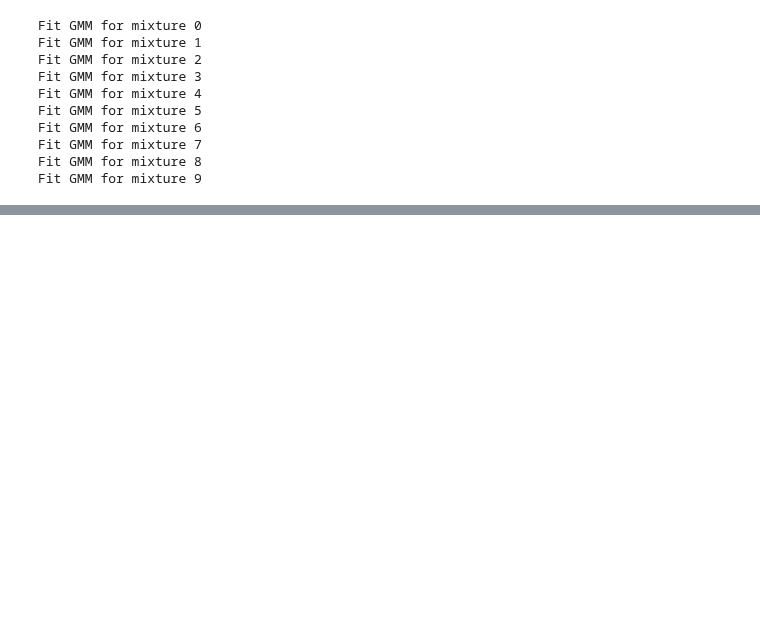
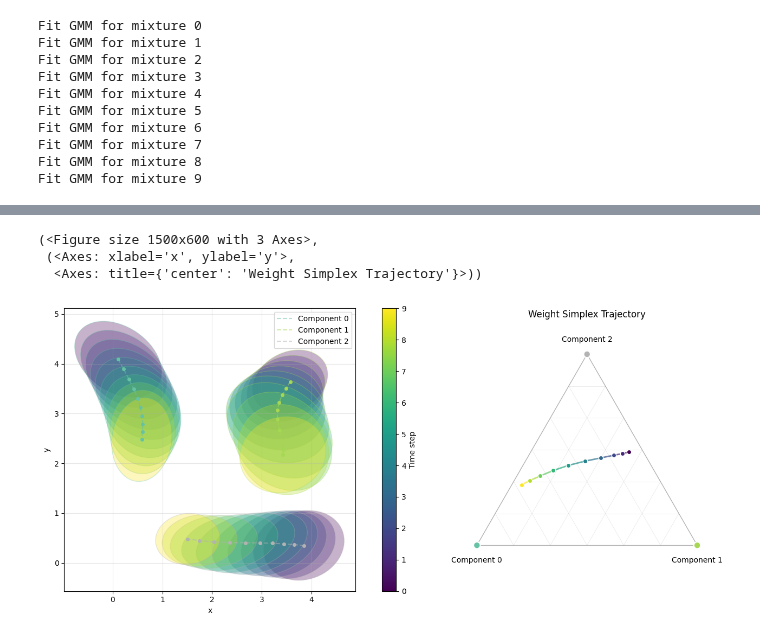
Before and after one commit to njwfish/DistributionEmbeddings, a Jupyter notebook: notebooks/gmm_ot.ipynb, the cells around one changed output, grey strips where cells are left out. Saved outputs shown, nothing was run; the diff lists cells and outputs as text; code cells hidden in the pictures; blank space fills up the shorter version.

```diff
--- a/notebooks/gmm_ot.ipynb
+++ b/notebooks/gmm_ot.ipynb
@@ -176,7 +212,7 @@ ot_means, ot_covs, ot_weights, ot_losses = generate_ot_trajectory(
 # %%
 from utils.gmm_utils import fit_gmm_batch
 
-resample_means, resample_covs, resample_weights = fit_gmm_batch(resample.cpu().numpy(), ot_means, ot_covs, ot_weights)
+resample_means, resample_covs, resample_weights = fit_gmm_batch(resample.cpu().numpy(), ot_means_, ot_covs_, ot_weights_)
 # %% [output]
 Fit GMM for mixture 0
 Fit GMM for mixture 1
@@ -200,0 +237,7 @@ plot_gmm_trajectory(ot_means, ot_covs, ot_weights)
+# %%
+plot_gmm_trajectory(resample_means, resample_covs, resample_weights)
+# %% [output]
+(<Figure size 1500x600 with 3 Axes>,
+ (<Axes: xlabel='x', ylabel='y'>,
+  <Axes: title={'center': 'Weight Simplex Trajectory'}>))
+[figure, added]
```
Also changed, not shown: parts of 10 cells of this notebook, 5 other files.
